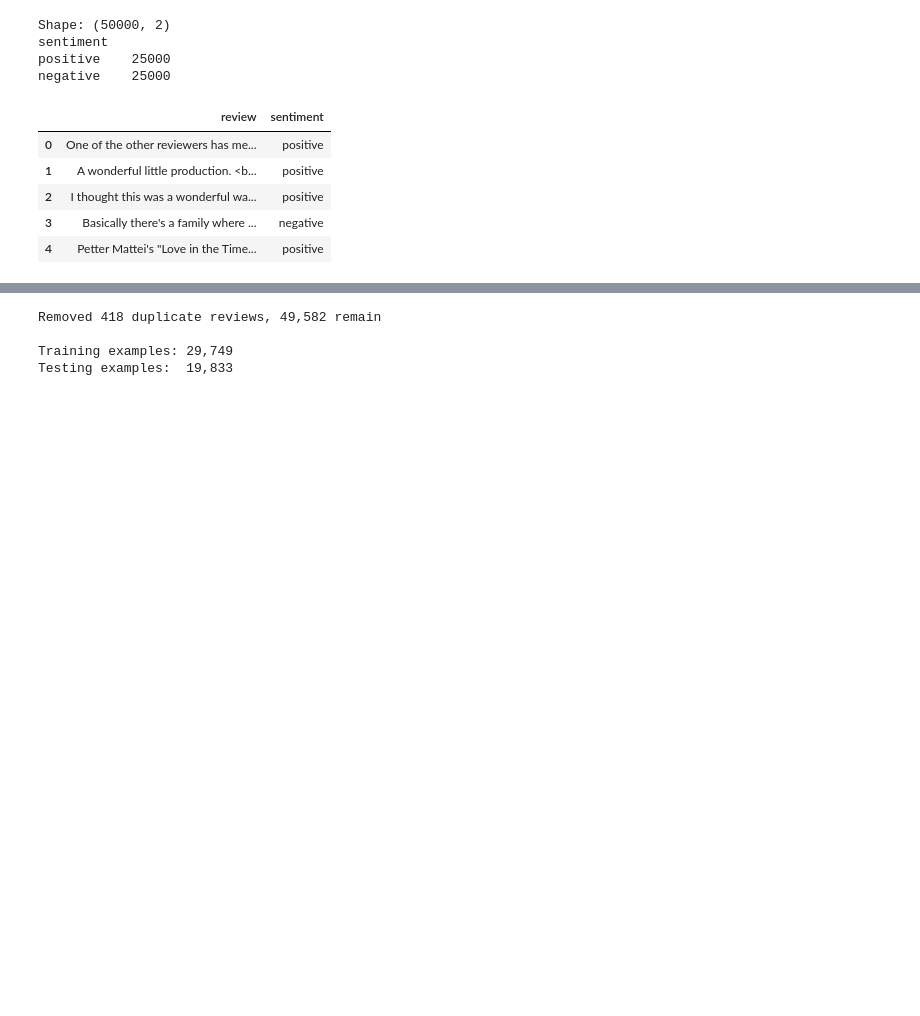
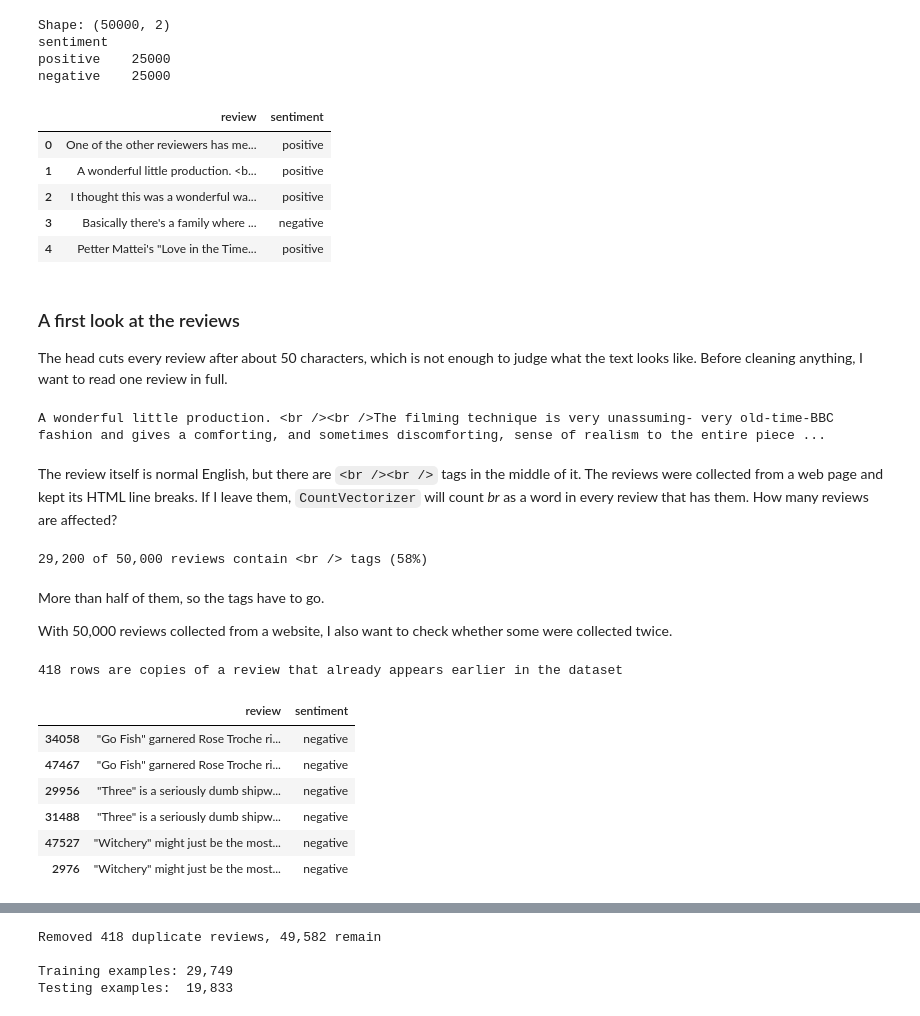
Before and after one commit to HadiHz88/LU-M2-AIDE, a Jupyter notebook: MIAI507- NLP/assignments/SA_ML_Assignment_Hadi_Hijazi.ipynb, the cells around one changed output, grey strips where cells are left out. Saved outputs shown, nothing was run; the diff lists cells and outputs as text; code cells hidden in the pictures; blank space fills up the shorter version.

```diff
--- a/MIAI507- NLP/assignments/SA_ML_Assignment_Hadi_Hijazi.ipynb
+++ b/MIAI507- NLP/assignments/SA_ML_Assignment_Hadi_Hijazi.ipynb
@@ -68,3 +70,35 @@ negative    25000
 | 2 | I thought this was a wonderful wa... | positive |
 | 3 | Basically there's a family where ... | negative |
 | 4 | Petter Mattei's "Love in the Time... | positive |
+# %% [markdown]
+### A first look at the reviews
+
+The head cuts every review after about 50 characters, which is not enough to judge what the text looks like. Before cleaning anything, I want to read one review in full.
+# %%
+print(df.loc[1, "review"])
+# %% [output]
+A wonderful little production. <br /><br />The filming technique is very unassuming- very old-time-BBC fashion and gives a comforting, and sometimes discomforting, sense of realism to the entire piece ...
+# %% [markdown]
+The review itself is normal English, but there are `<br /><br />` tags in the middle of it. The reviews were collected from a web page and kept its HTML line breaks. If I leave them, `CountVectorizer` will count *br* as a word in every review that has them. How many reviews are affected?
+# %%
+has_br = df["review"].str.contains("<br", regex=False)
+print(f"{has_br.sum():,} of {len(df):,} reviews contain <br /> tags ({has_br.mean():.0%})")
+# %% [output]
+29,200 of 50,000 reviews contain <br /> tags (58%)
+# %% [markdown]
+More than half of them, so the tags have to go.
+
+With 50,000 reviews collected from a website, I also want to check whether some were collected twice.
+# %%
+n_copies = df.duplicated(subset="review").sum()
+print(f"{n_copies} rows are copies of a review that already appears earlier in the dataset\n")
+df[df.duplicated(subset="review", keep=False)].sort_values("review").head(6)
+# %% [output]
+418 rows are copies of a review that already appears earlier in the dataset
+|  | review | sentiment |
+| 34058 | "Go Fish" garnered Rose Troche ri... | negative |
+| 47467 | "Go Fish" garnered Rose Troche ri... | negative |
+| 29956 | "Three" is a seriously dumb shipw... | negative |
+| 31488 | "Three" is a seriously dumb shipw... | negative |
+| 47527 | "Witchery" might just be the most... | negative |
+| 2976 | "Witchery" might just be the most... | negative |
```
Also changed, not shown: parts of 14 cells of this notebook.
